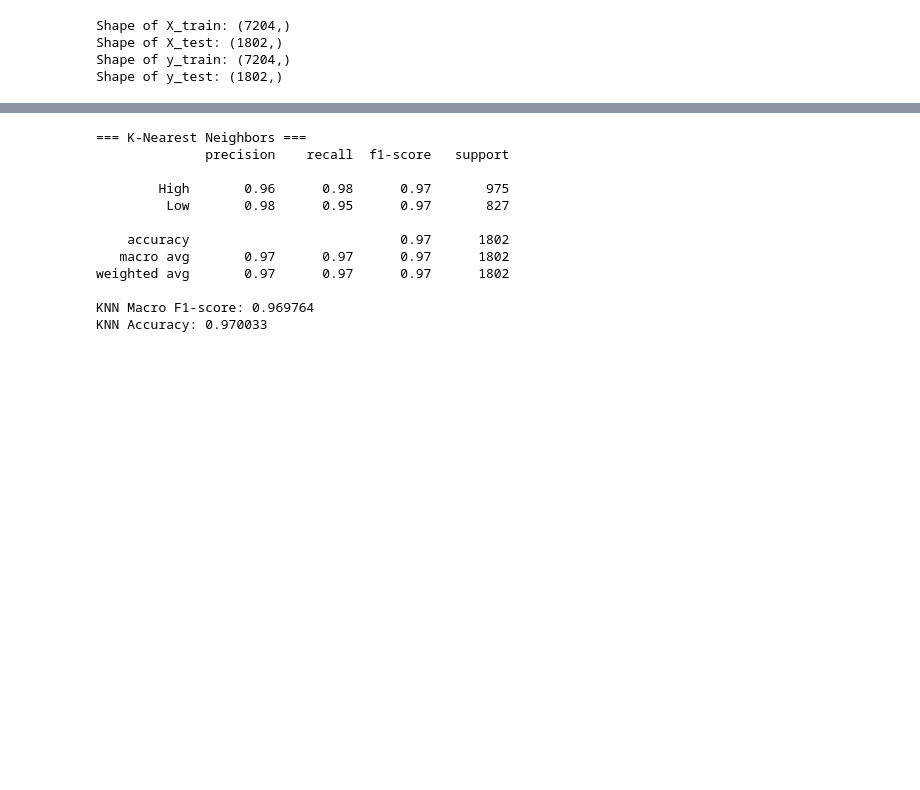
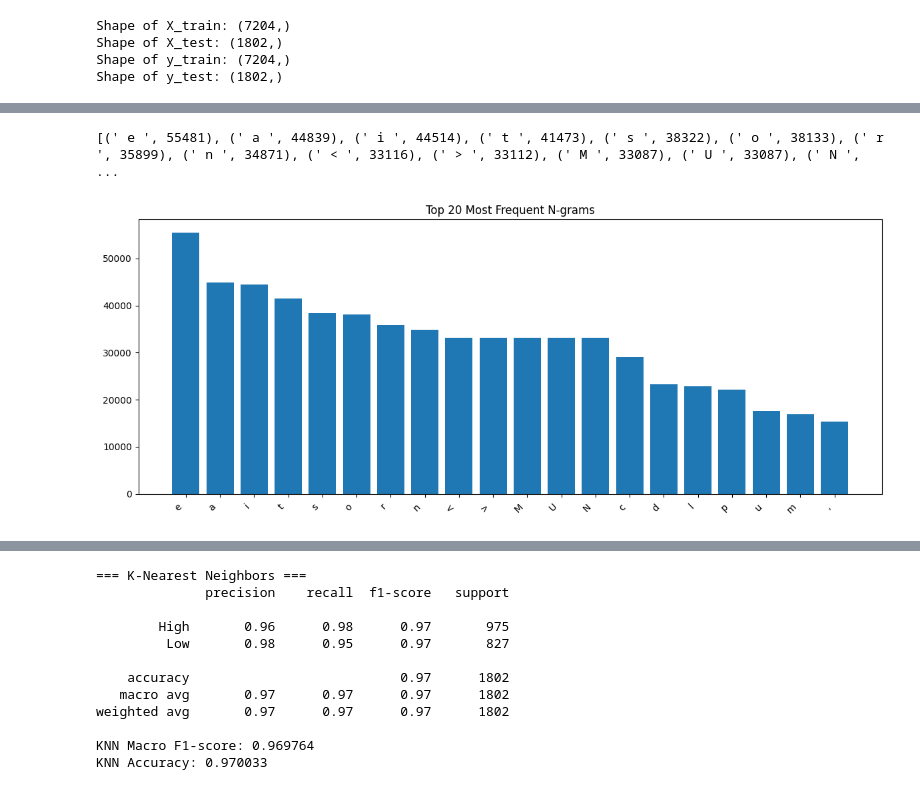
Before and after one commit to woshkrylle/NFCDataAPI, a Jupyter notebook: ModelTraining-1.ipynb, the cells around one changed output, grey strips where cells are left out. Drawn from its saved outputs; the diff is of its cells as text; code cells hidden in the pictures; blank space fills up the shorter version.

Commit message:
Updated for ngram visualizatio, disabled AI in 3fold

```diff
--- a/ModelTraining-1.ipynb
+++ b/ModelTraining-1.ipynb
@@ -188,0 +219,21 @@ Decision Tree Accuracy: 0.986681
+# %%
+import matplotlib.pyplot as plt
+
+ngram_freq = X_vectorized.sum(axis=0).A1
+ngram_names = count_vectorizer.get_feature_names_out()
+
+top_n = 20
+top_idx = ngram_freq.argsort()[::-1][:top_n]
+
+top_ngrams = [(ngram_names[i], ngram_freq[i]) for i in top_idx]
+print(top_ngrams)
+
+plt.figure(figsize=(12, 5))
+plt.bar(ngram_names[top_idx], ngram_freq[top_idx])
+plt.xticks(rotation=45, ha='right')
+plt.title('Top 20 Most Frequent N-grams')
+plt.tight_layout()
+plt.show()
+# %% [output]
+[(' e ', 55481), (' a ', 44839), (' i ', 44514), (' t ', 41473), (' s ', 38322), (' o ', 38133), (' r ', 35899), (' n ', 34871), (' < ', 33116), (' > ', 33112), (' M ', 33087), (' U ', 33087), (' N ', ...
+[figure, added]
```
Also changed, not shown: parts of 17 cells of this notebook, 4 other files.
